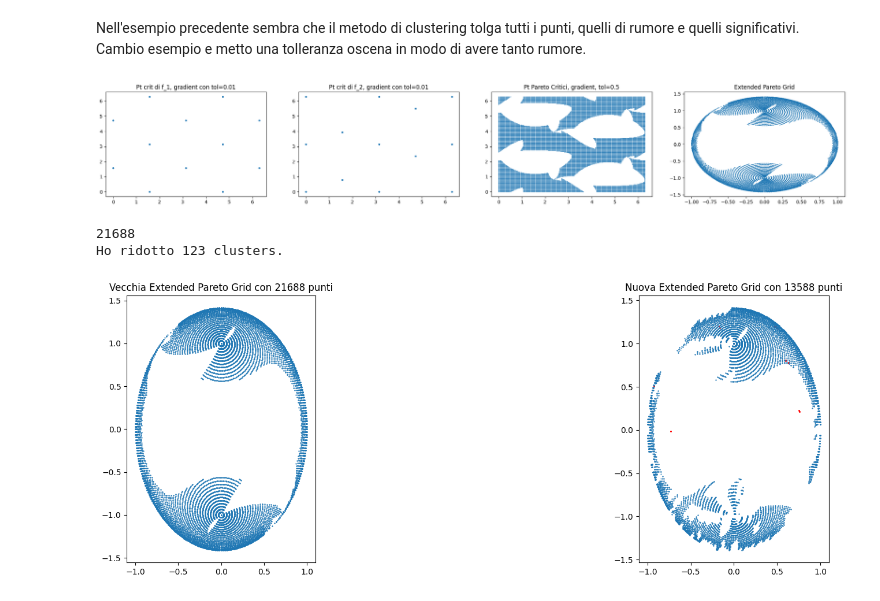
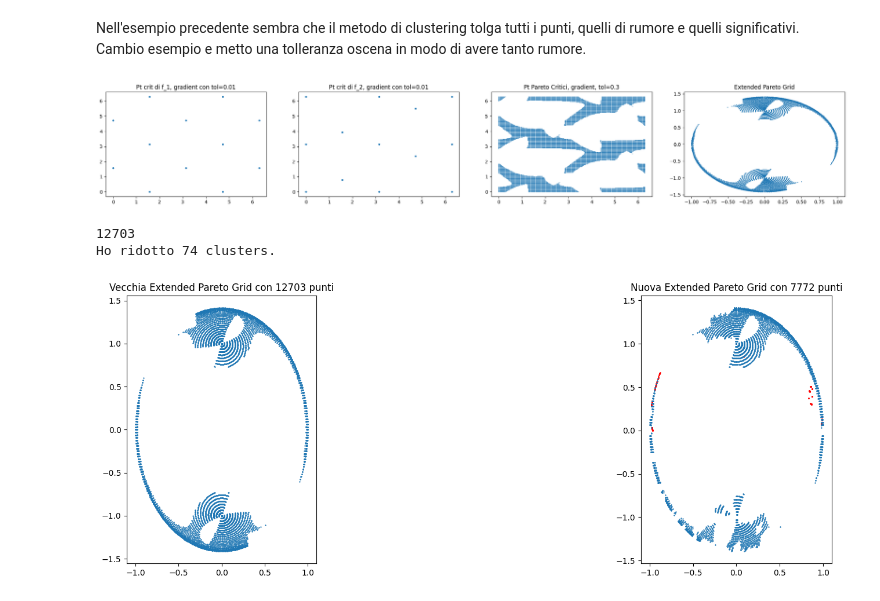
Before and after one commit to emosig/pershom, a Jupyter notebook: test_clustering.ipynb, the cells around one changed output. Saved outputs shown, nothing was run; the diff lists cells and outputs as text; code cells hidden in the pictures.

Commit message:
Alcuni test sul clustering. Non capisco ancora perché si calcola dei punti finti (rossi)

```diff
--- a/test_clustering.ipynb
+++ b/test_clustering.ipynb
@@ -109,10 +109,10 @@ Nell'esempio precedente sembra che il metodo di clustering tolga tutti i punti,
 # %%
 g1 = parse("cosxseny")
 g2 = parse("senxseny + cosy")
 
-g1ppc,g2ppc = EPG(g1,g2,200,0.01,0.5)
+g1ppc,g2ppc = EPG(g1,g2,200,0.01,0.3)
 # %% [output]
-[figure, old version]
+[figure, new version]
 # %%
 #Fascio di rette tipo 1
 t1rette = intersect_sheaf_type1(g1ppc,g2ppc)
@@ -121,9 +121,9 @@ g1ppc,g2ppc,nclusters = manage_clusters(t1clusters,g1,g2,g1ppc,g2ppc,tol)
 print(len(g1ppc))
 print("Ho ridotto " + str(nclusters) + " clusters.")
 # %% [output]
-21688
-Ho ridotto 123 clusters.
+12703
+Ho ridotto 74 clusters.
-[figure, old version]
+[figure, new version]
 # %%
 #Fascio di rette tipo 2
 #t2rette = intersect_sheaf_type2(g1ppc,g2ppc)
```
Also changed, not shown: 1 other file.
